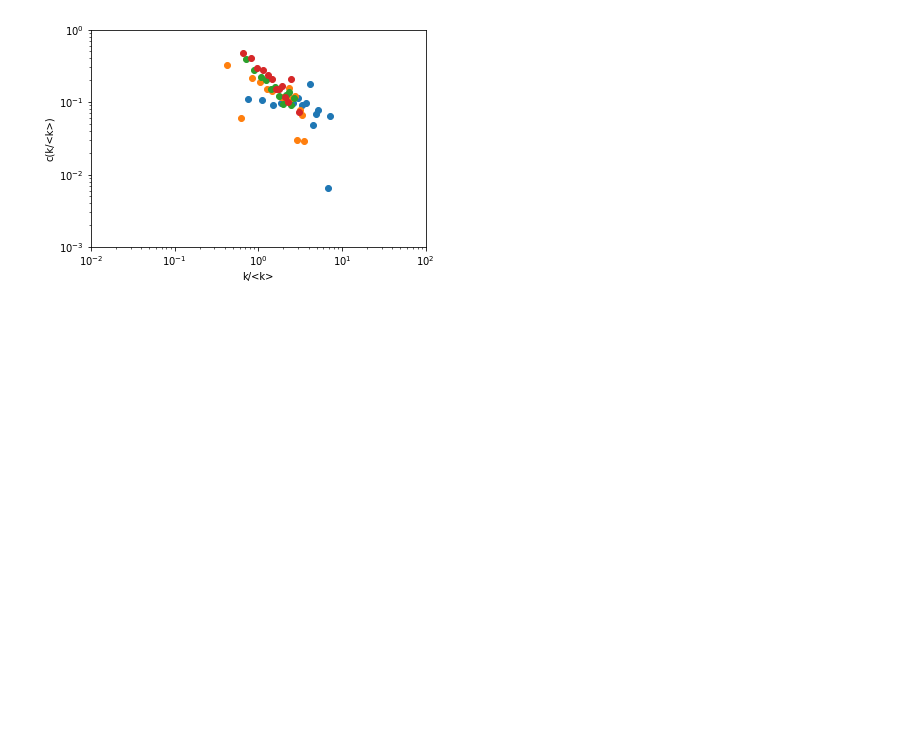
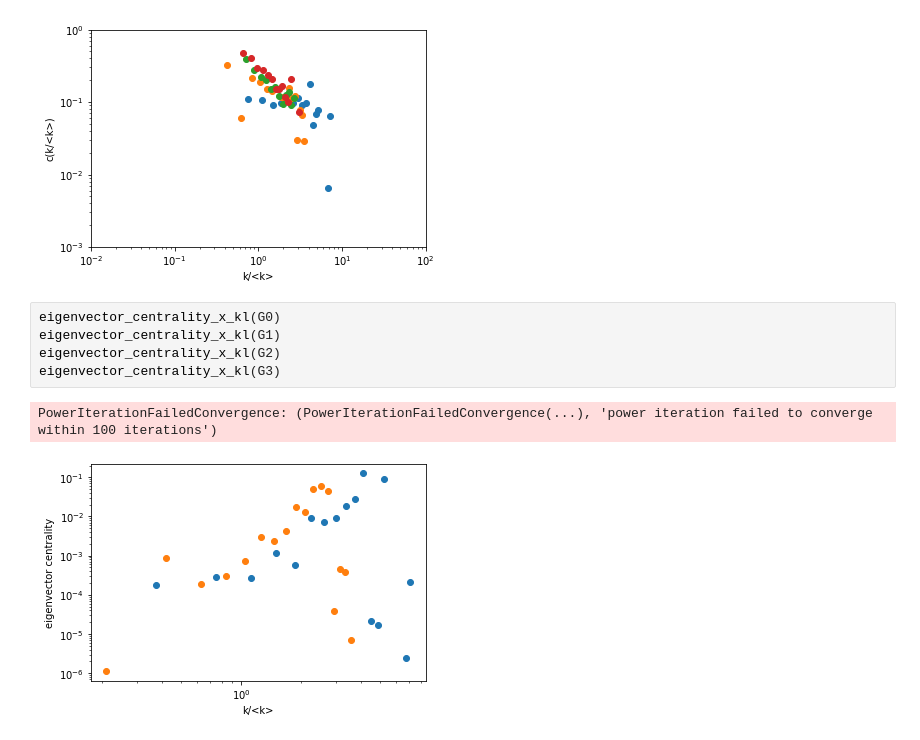
Before and after one commit to matheusloures42/renormalization-simplicial-complexes, a Jupyter notebook: USpowergrid.ipynb, the cells around one changed output. Drawn from its saved outputs; the diff is of its cells as text; blank space fills up the shorter version.

```diff
--- a/USpowergrid.ipynb
+++ b/USpowergrid.ipynb
@@ -116,3 +98,11 @@ clustering_per_kl(G2)
 clustering_per_kl(G3)
 # %% [output]
 [figure]
+# %%
+eigenvector_centrality_x_kl(G0)
+eigenvector_centrality_x_kl(G1)
+eigenvector_centrality_x_kl(G2)
+eigenvector_centrality_x_kl(G3)
+# %% [output]
+PowerIterationFailedConvergence: (PowerIterationFailedConvergence(...), 'power iteration failed to converge within 100 iterations')
+[figure, added]
```
Also changed, not shown: parts of 1 cell of this notebook, 7 other files.
